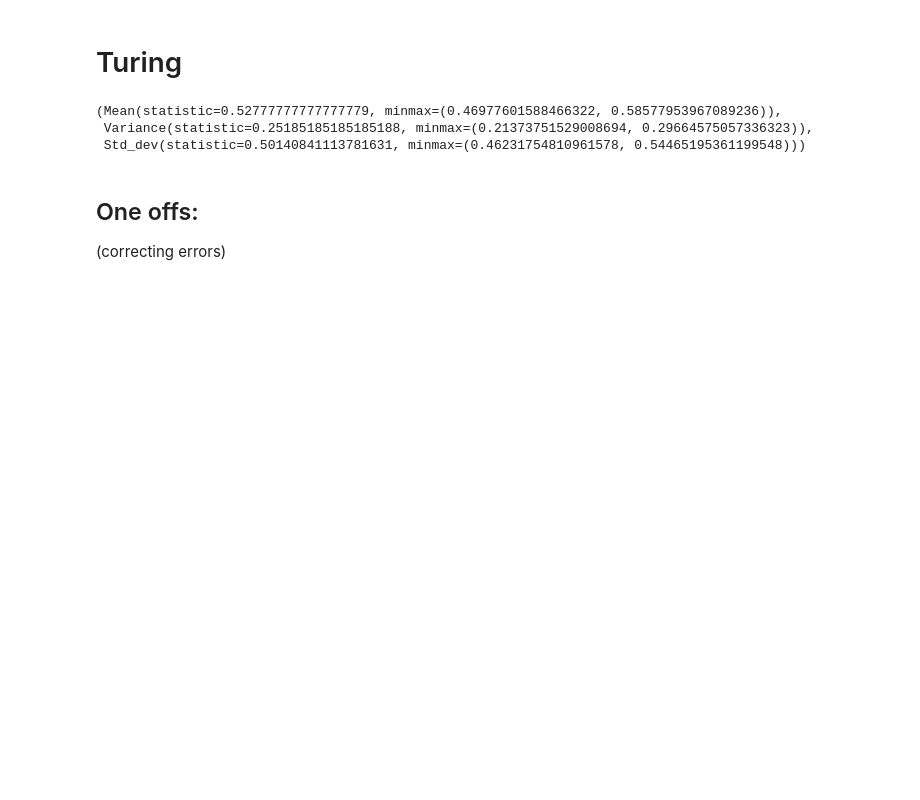
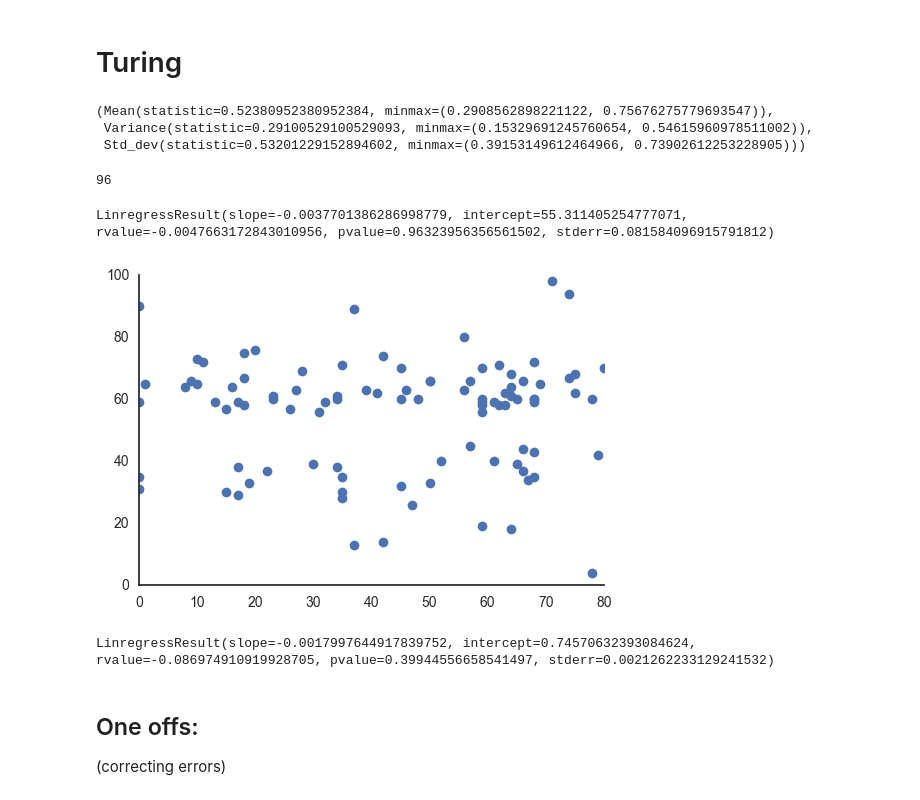
Before and after one commit to galbiati/mnk-cleaning-analysis, a Jupyter notebook: 6_tur/Pull Data.ipynb, the cells around one changed output. Saved outputs shown, nothing was run; the diff lists cells and outputs as text; code cells hidden in the pictures; blank space fills up the shorter version.

```diff
--- a/6_tur/Pull Data.ipynb
+++ b/6_tur/Pull Data.ipynb
@@ -57,13 +57,37 @@ turing = turing.loc[:, ['user_name', 'clip_id', 'choice', 'feedback', 'timestamp
 turing.head()
 turing.to_csv(dump_dir + 'turing_pilot.csv')
 # %%
-g = turing.loc[turing.user_name.isin(['gianni', 'MJ', 'OM']), :]
+g = turing.loc[turing.user_name.isin(['MJ', 'OM', 'BB', 'AV']), :] # 'gianni'
 g['correct'] = g['feedback'].map(lambda x: x=='true').astype(int)
-sts.bayes_mvs(g.correct, alpha=.95)
+g['correct'] = g['correct'].astype(int)
+sts.bayes_mvs(g.correct, alpha=.95) #.loc[g.user_name=='BB', :]
 # %% [output]
-(Mean(statistic=0.52777777777777779, minmax=(0.46977601588466322, 0.58577953967089236)),
- Variance(statistic=0.25185185185185188, minmax=(0.21373751529008694, 0.29664575057336323)),
- Std_dev(statistic=0.50140841113781631, minmax=(0.46231754810961578, 0.54465195361199548)))
+(Mean(statistic=0.52380952380952384, minmax=(0.2908562898221122, 0.75676275779693547)),
+ Variance(statistic=0.29100529100529093, minmax=(0.15329691245760654, 0.54615960978511002)),
+ Std_dev(statistic=0.53201229152894602, minmax=(0.39153149612464966, 0.73902612253228905)))
+# %%
+g.loc[g.user_name=='gianni', 'choice'].values.astype(int).size
+# %% [output]
+96
+# %%
+x = g.loc[g.user_name=='BB', 'choice'].values.astype(int)
+y = g.loc[g.user_name=='gianni', 'choice'].values.astype(int)
+print(sts.linregress(x, y))
+plt.plot(
+    x,
+    y,
+    linestyle='none', marker='o'
+)
+
+sns.despine()
+# %% [output]
+LinregressResult(slope=-0.0037701386286998779, intercept=55.311405254777071, rvalue=-0.0047663172843010956, pvalue=0.96323956356561502, stderr=0.081584096915791812)
+[figure, added]
+# %%
+BB = g.loc[g.user_name=='BB', :]
+print(sts.linregress(BB.choice.astype(int), BB.correct.astype(int)))
+# %% [output]
+LinregressResult(slope=-0.0017997644917839752, intercept=0.74570632393084624, rvalue=-0.086974910919928705, pvalue=0.39944556658541497, stderr=0.0021262233129241532)
 # %% [markdown]
 ## One offs:
 
```
